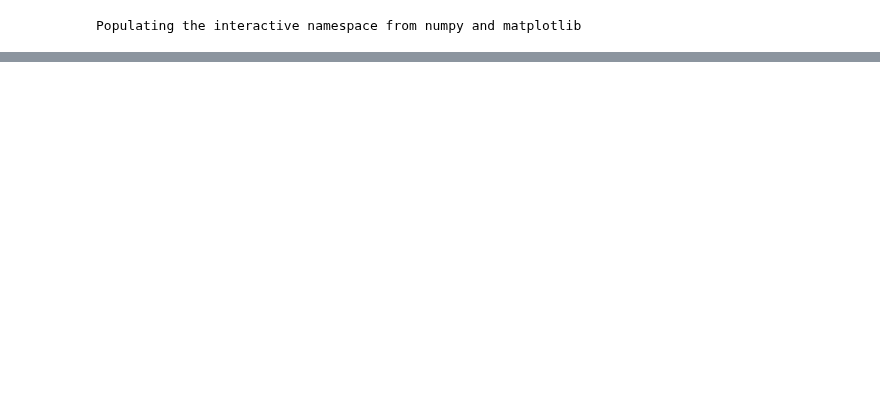
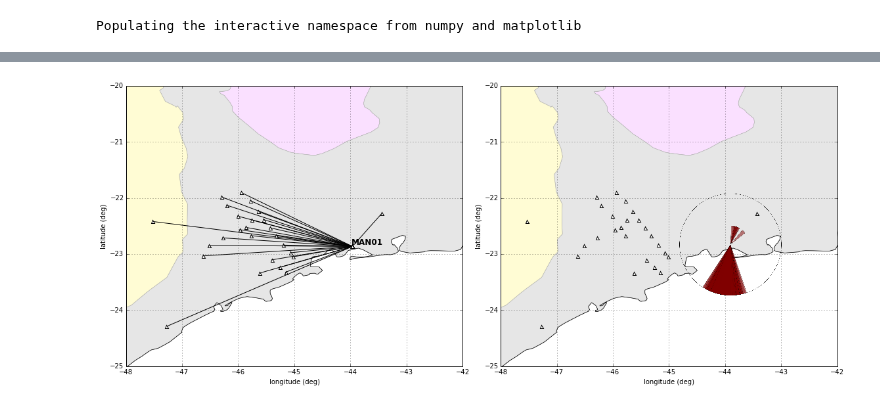
Before and after one commit to dIOGOLOC/projeto_mestrado, a Jupyter notebook: azimuth_noise.ipynb, the cells around one changed output, grey strips where cells are left out. Cells and saved outputs as stored; diff of their text form; code cells hidden in the pictures; blank space fills up the shorter version.

```diff
--- a/azimuth_noise.ipynb
+++ b/azimuth_noise.ipynb
@@ -144,5 +56,0 @@ SyntaxError: invalid syntax (<ipython-input-167-1b6165c5e2e8>, line 2)
-# %%
-nome = []
-for i,j in enumerate(pares_sel):
-    nome.append('xc.BSCB.'+j+'.dataarray[0:len(xc.BSCB.'+j+'.dataarray)/2]')
-nome
@@ -167,2 +56,0 @@ nome
-# %%
-data = {'dados':[],'pares':[],'par_sel':[],'pares_sel':[],'nome':[],'dataP':[],'dataN':[],'lat1':[],'long1':[],'lat2':[],'long2':[],'faz':[],'baz':[],'dist': [],'noise_azimuth':[]}
@@ -220,0 +57,13 @@ data['nome']
+# %%
+data['dados'] = pscrosscorr.load_pickled_xcorr(data['dados'][0])
+# %%
+data['pares'] = [i for i in data['dados'].pairs(sort=True)]
+for i in xrange(len(data['pares'])):
+    data['estacao'].append(data['pares'][i][0])
+
+data['estacao'] = sorted(list(set(data['estacao'])))
+print('Escolha uma estação:')
+print '\n'.join('{} - {}'.format(i + 1, os.path.basename(f))
+                for i, f in enumerate(data['estacao']))
+entrada = raw_input('\n')
+estacao = [data['estacao'][int(i)-1] for i in entrada.split()]
@@ -220,0 +226,33 @@ data['nome']
+# %%
+fig1 = plt.figure()
+fig1.set_size_inches(16,8)
+fig1.subplots_adjust(hspace=0.5)
+
+gs1 = gridspec.GridSpec(1,2)
+
+ax1 = fig1.add_subplot(gs1[0])
+psutils.basemap(ax1, labels=False, axeslabels=True)
+for i in xrange(len(data['long2'])):
+    ax1.plot([data['lat1'][i],data['lat2'][i]],[data['long1'][i],data['long2'][i]], '^-', color='k', ms=5, mfc='w', mew=1)
+ax1.text(data['lat1'][0], data['long1'][0], estacao, ha='left', va='bottom', fontsize=12, weight='bold')
+ax1.set_ylim([-25, -20])
+ax1.set_xlim([-48, -42])
+
+
+
+ax2 = fig1.add_subplot(gs1[1])
+psutils.basemap(ax2, labels=False, axeslabels=True)
+for i in xrange(len(data['long2'])):
+    ax2.plot(data['lat2'][i],data['long2'][i], '^-', color='k', ms=5, mfc='w', mew=1)
+xy = data['lat1'][0], data['long1'][0]
+arr_lena = read_png("asdf.png")
+imagebox = OffsetImage(arr_lena, zoom=0.2)
+ab = AnnotationBbox(imagebox, xy, xycoords='data',frameon=False)
+
+ax2.add_artist(ab)
+ax2.set_ylim([-25, -20])
+ax2.set_xlim([-48, -42])
+plt.tight_layout()
+plt.draw()
+# %% [output]
+[figure, added]
```
Also changed, not shown: parts of 24 cells of this notebook.
